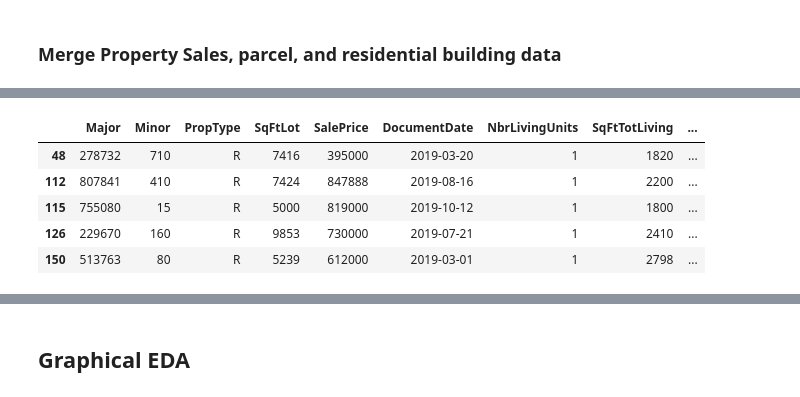
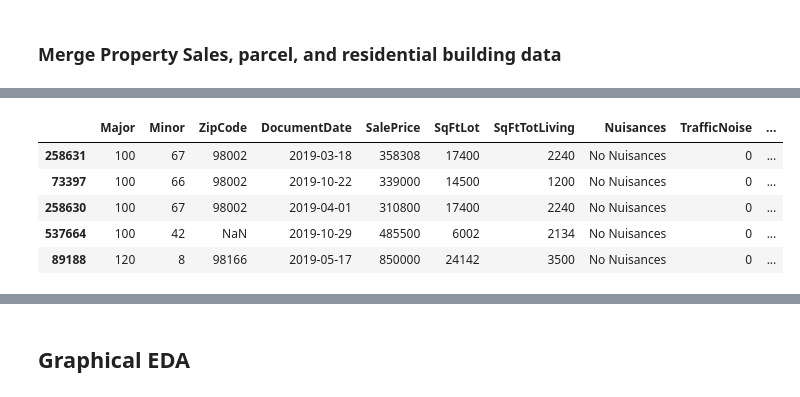
Before and after one commit to angelicacodes/phase_2_project_chicago-sf-seattle-ds-082420, a Jupyter notebook: notebooks/eda/Sindhu_EDA.ipynb, the cells around one changed output, grey strips where cells are left out. Cells and saved outputs as stored; diff of their text form; code cells hidden in the pictures.

```diff
--- a/notebooks/eda/Sindhu_EDA.ipynb
+++ b/notebooks/eda/Sindhu_EDA.ipynb
@@ -171,11 +160,18 @@ df=df.drop('WfntLocation', axis='columns')
 df['Has_Nuisance'] = [0 if n == 'No Nuisances' else 1 for n in df['Nuisances']]
 
 # df[['Major', 'Minor', 'SqFtLot']].head()
-df.head()
+# df.info()()
-# %% [output]
-|  | Major | Minor | PropType | SqFtLot | SalePrice | DocumentDate | NbrLivingUnits | SqFtTotLiving | ... |
-| 48 | 278732 | 710 | R | 7416 | 395000 | 2019-03-20 | 1 | 1820 | ... |
-| 112 | 807841 | 410 | R | 7424 | 847888 | 2019-08-16 | 1 | 2200 | ... |
-| 115 | 755080 | 15 | R | 5000 | 819000 | 2019-10-12 | 1 | 1800 | ... |
-| 126 | 229670 | 160 | R | 9853 | 730000 | 2019-07-21 | 1 | 2410 | ... |
-| 150 | 513763 | 80 | R | 5239 | 612000 | 2019-03-01 | 1 | 2798 | ... |
+# %%
+ df = df[['Major', 'Minor', 'ZipCode', 'DocumentDate', 'SalePrice',
+          'SqFtLot', 'SqFtTotLiving', 'Nuisances', 'TrafficNoise', 'PowerLines', 'OtherNuisances', 'Has_Nuisance',
+          'WaterFrontLocation', 'Is_WaterFrontLocation', 'Has_Porch',
+          'PropType', 'NbrLivingUnits']]
+df = df.sort_values(by='Major')
+df.head()
+# %% [output]
+|  | Major | Minor | ZipCode | DocumentDate | SalePrice | SqFtLot | SqFtTotLiving | Nuisances | TrafficNoise | ... |
+| 258631 | 100 | 67 | 98002 | 2019-03-18 | 358308 | 17400 | 2240 | No Nuisances | 0 | ... |
+| 73397 | 100 | 66 | 98002 | 2019-10-22 | 339000 | 14500 | 1200 | No Nuisances | 0 | ... |
+| 258630 | 100 | 67 | 98002 | 2019-04-01 | 310800 | 17400 | 2240 | No Nuisances | 0 | ... |
+| 537664 | 100 | 42 | NaN | 2019-10-29 | 485500 | 6002 | 2134 | No Nuisances | 0 | ... |
+| 89188 | 120 | 8 | 98166 | 2019-05-17 | 850000 | 24142 | 3500 | No Nuisances | 0 | ... |
```
Also changed, not shown: parts of 18 cells of this notebook, 1 other file.
